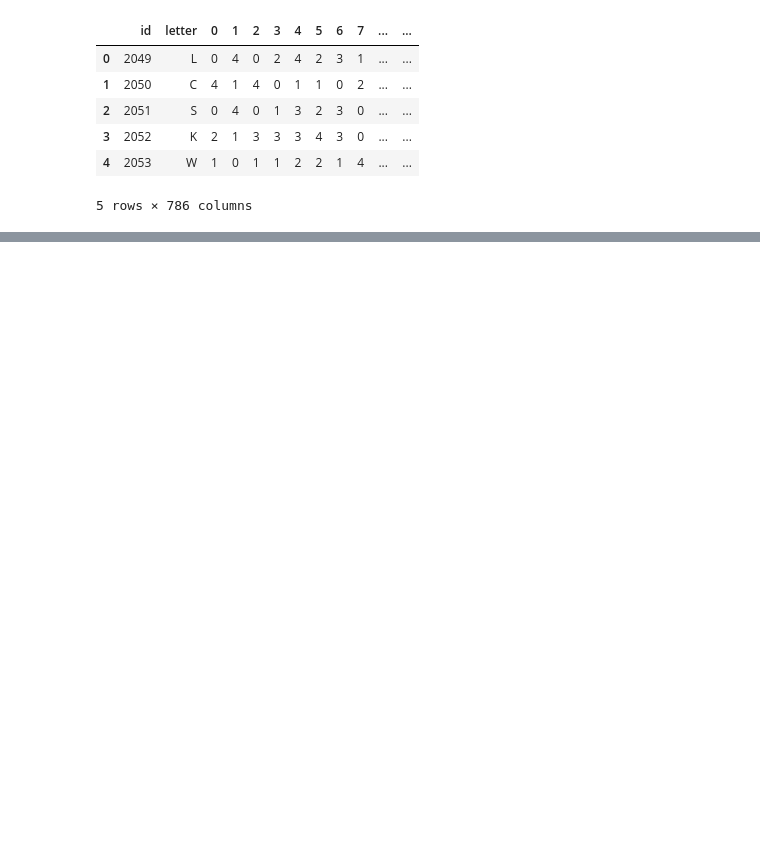
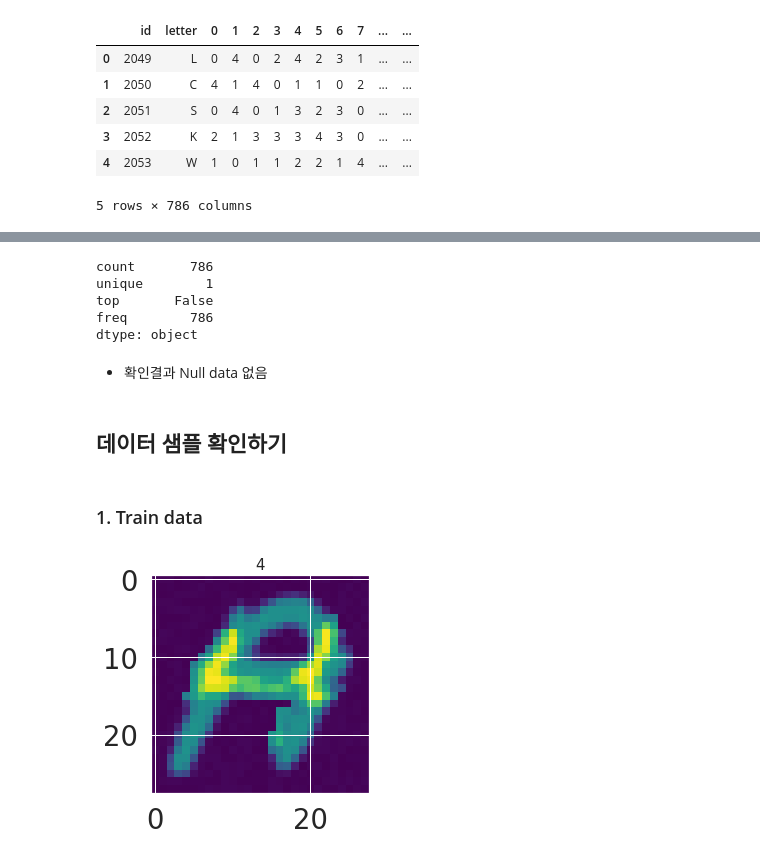
Before and after one commit to KerryKim/Dacon-emnist_digit_prediction, a Jupyter notebook: eda_emnist.ipynb, the cells around one changed output, grey strips where cells are left out. Cells and saved outputs as stored; diff of their text form; code cells hidden in the pictures; blank space fills up the shorter version.

```diff
--- a/eda_emnist.ipynb
+++ b/eda_emnist.ipynb
@@ -89,26 +66,0 @@ plt.show()
-# %%
-# multi-img show
-
-#img2 = train.iloc[0,3:].values.reshape(28, 28)
-#img2
-
-imgs = []
-
-plt.figure(figsize=(20,20))
-
-for i in range(25):
-    img = train.iloc[i,3:].values.reshape(28, 28)
-    imgs.append(img)
-
-# list 자료형으로는 img를 나타낼 수 없으므로 numpy 자료형으로 바꾸어 준다.
-# 데이터 타입 에러 발생으로 np.float32를 추가해준다
-imgs = np.array(imgs)
-imgs = imgs.astype(np.float32)
-
-for i in range(25):
-    plt.subplot(5,5,i+1)
-    plt.imshow(imgs[i, :, :])
-
-plt.subplot(5,5,25)
-plt.imshow(imgs[-1, :,:])
-plt.show()
@@ -676,0 +96,14 @@ submission.to_csv('second_submission.csv', index=False) # 0.6960784314%
+# %%
+test.isnull().any().describe()
+# %% [output]
+count       786
+unique        1
+top       False
+freq        786
+dtype: object
+# %% [markdown]
+- 확인결과 Null data 없음
+# %% [markdown]
+## 데이터 샘플 확인하기
+# %% [markdown]
+### 1. Train data
@@ -676,0 +113,7 @@ submission.to_csv('second_submission.csv', index=False) # 0.6960784314%
+# %%
+img = train.query("letter == 'A'")[[(str(i)) for i in range(784)]].iloc[28].values.reshape(28, 28)
+plt.imshow(img, cmap='viridis')
+plt.title(train.query("letter == 'A'").iloc[28]['digit'], fontsize=15)
+plt.show()
+# %% [output]
+[figure, added]
```
Also changed, not shown: parts of 97 cells of this notebook, 11 other files.
